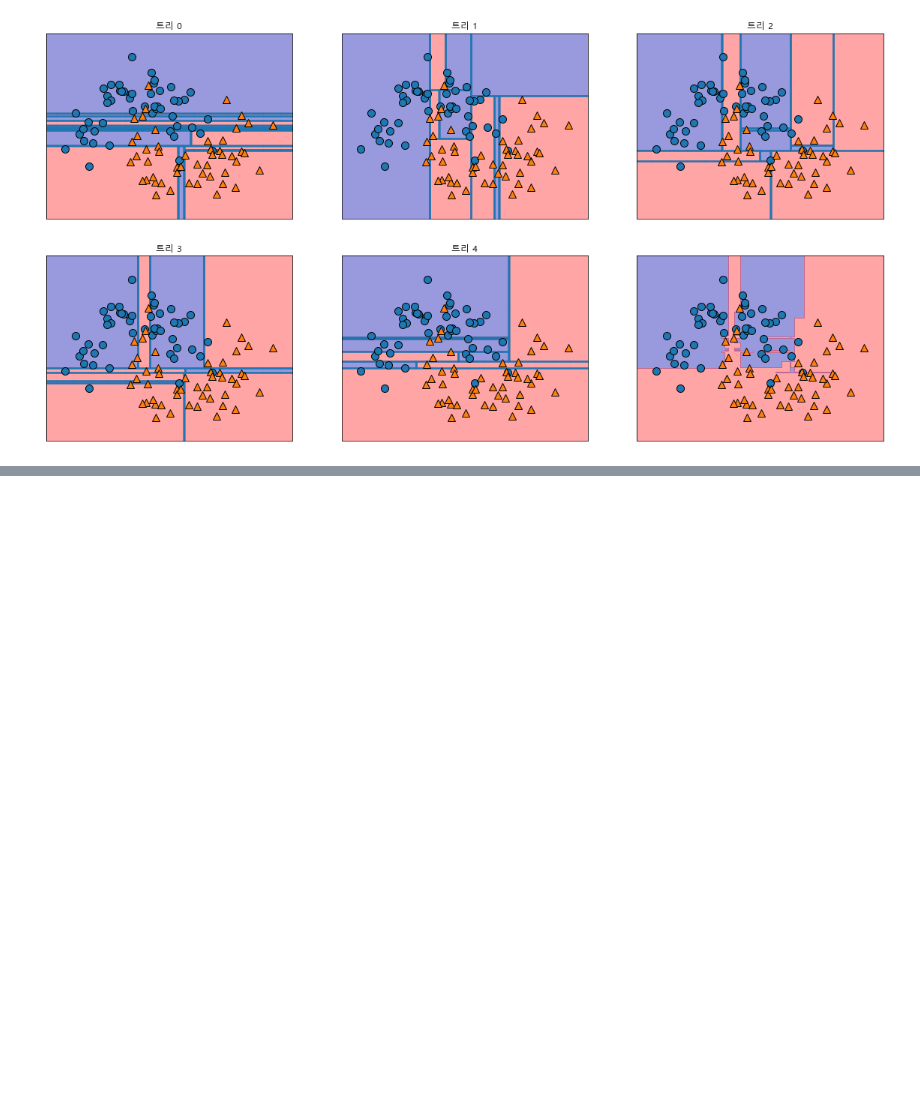
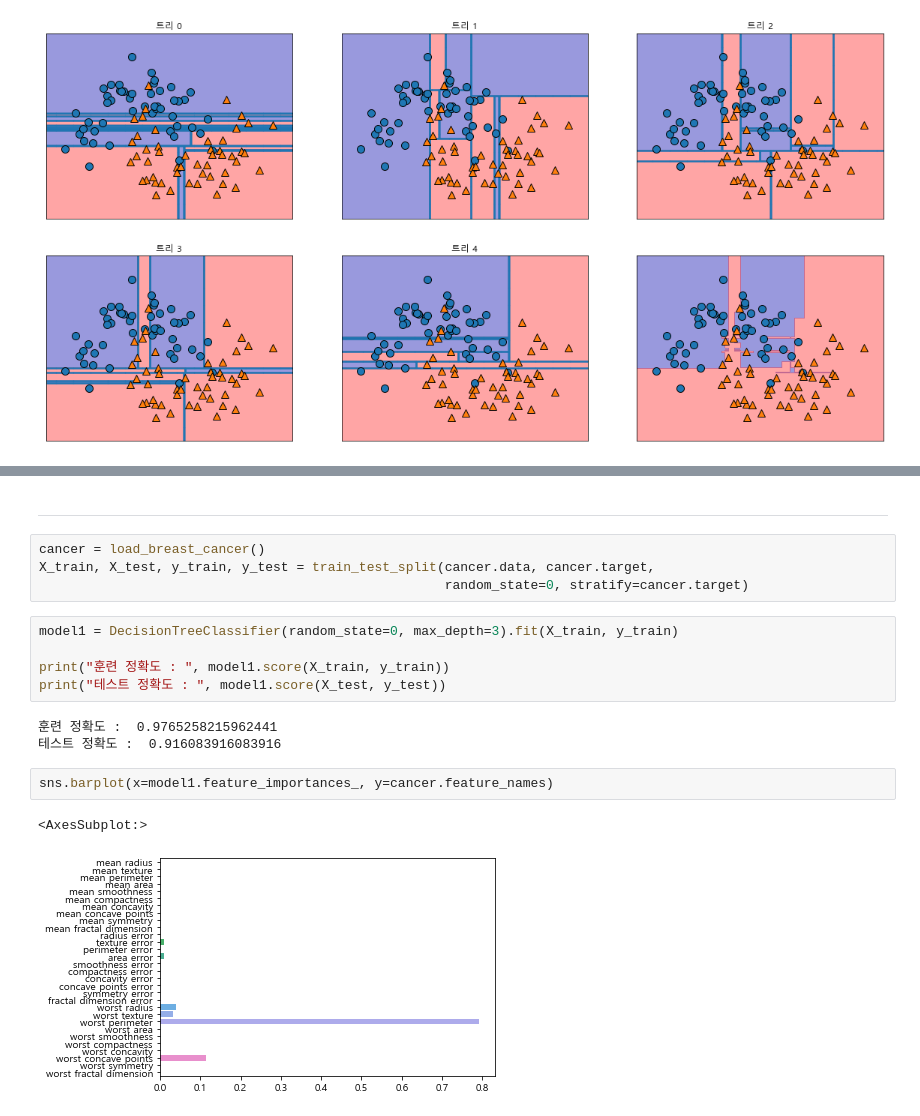
Before and after one commit to NikeLee/pythonwork, a Jupyter notebook: ai/3_의사결정트리.ipynb, the cells around one changed output, grey strips where cells are left out. Drawn from its saved outputs; the diff is of its cells as text; blank space fills up the shorter version.

```diff
--- a/ai/3_의사결정트리.ipynb
+++ b/ai/3_의사결정트리.ipynb
@@ -463,0 +486,19 @@ mglearn.discrete_scatter(X[:, 0], X[:, 1], y)
+# %% [markdown]
+---
+# %%
+cancer = load_breast_cancer()
+X_train, X_test, y_train, y_test = train_test_split(cancer.data, cancer.target,
+                                                    random_state=0, stratify=cancer.target)
+# %%
+model1 = DecisionTreeClassifier(random_state=0, max_depth=3).fit(X_train, y_train)
+
+print("훈련 정확도 : ", model1.score(X_train, y_train))
+print("테스트 정확도 : ", model1.score(X_test, y_test))
+# %% [output]
+훈련 정확도 :  0.9765258215962441
+테스트 정확도 :  0.916083916083916
+# %%
+sns.barplot(x=model1.feature_importances_, y=cancer.feature_names)
+# %% [output]
+<AxesSubplot:>
+[figure, added]
```
Also changed, not shown: parts of 14 cells of this notebook.
